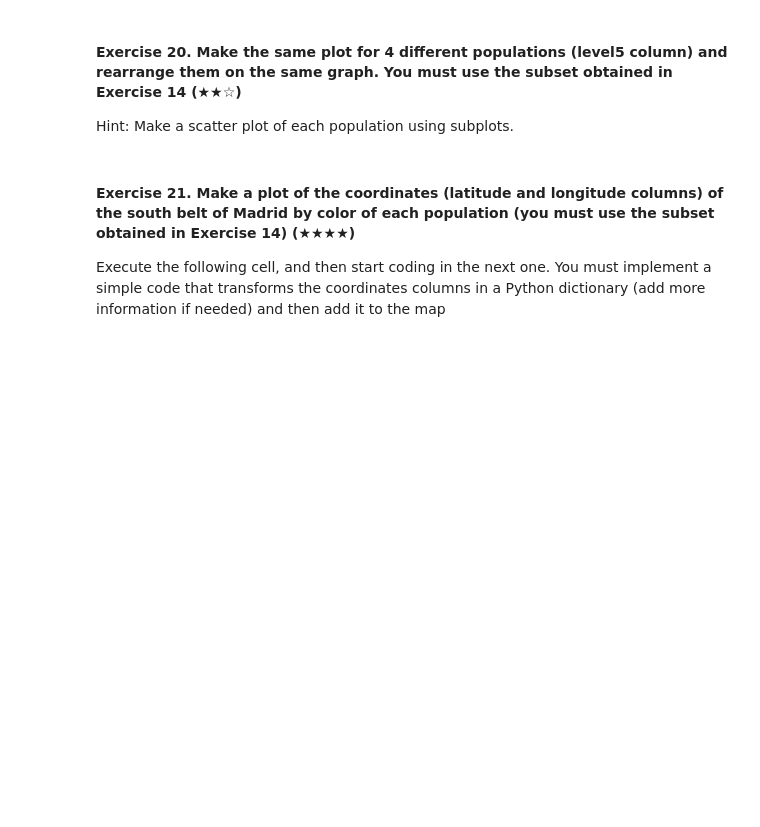
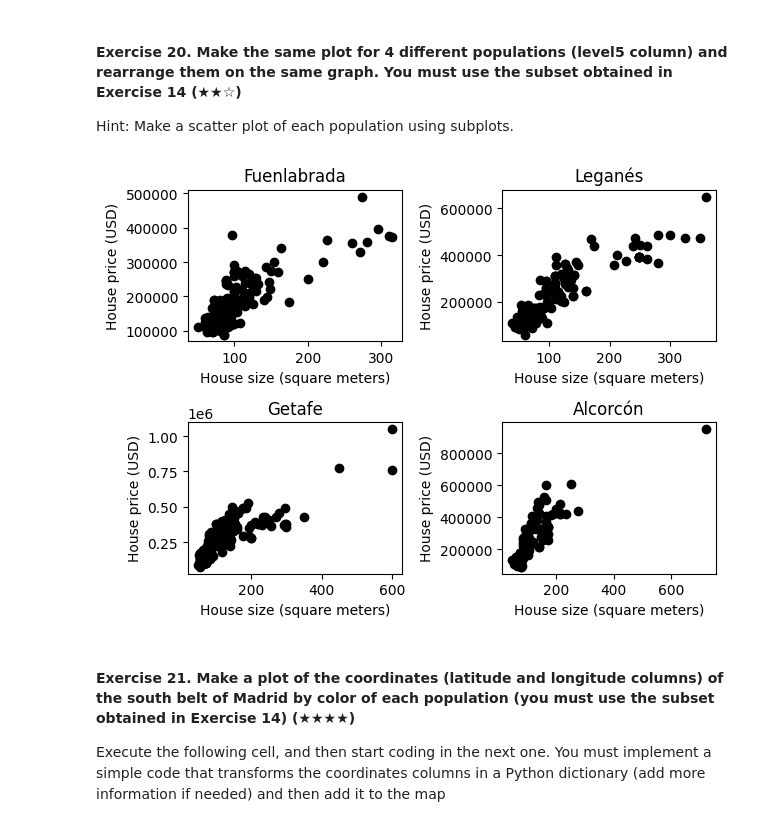
Before and after one commit to 4GeeksAcademy/Madesh-realestate-datacleanup, a Jupyter notebook: project.ipynb, the cells around one changed output. Saved outputs shown, nothing was run; the diff lists cells and outputs as text; code cells hidden in the pictures; blank space fills up the shorter version.

```diff
--- a/project.ipynb
+++ b/project.ipynb
@@ -484,6 +554,22 @@ Hint: Create a new column called `pps` (price per square meter) and then analyze
 Hint: Make a scatter plot of each population using subplots.
 # %%
 # TODO
+fig, axs = plt.subplots(2, 2)
+axs=axs.flatten()
+
+for ax, population in zip(axs, south_belt_list):
+    ax.scatter(
+        subset_df['surface'][subset_df['level5'] == population],
+        subset_df['price'][subset_df['level5'] == population],
+        color='black'
+    )
+    ax.set_title(population)
+    ax.set_xlabel('House size (square meters)')
+    ax.set_ylabel('House price (USD)')
+
+plt.tight_layout()
+# %% [output]
+[figure, added]
 # %% [markdown]
 #### Exercise 21. Make a plot of the coordinates (latitude and longitude columns) of the south belt of Madrid by color of each population (you must use the subset obtained in Exercise 14) (★★★★)
 
```
Also changed, not shown: parts of 15 cells of this notebook.
